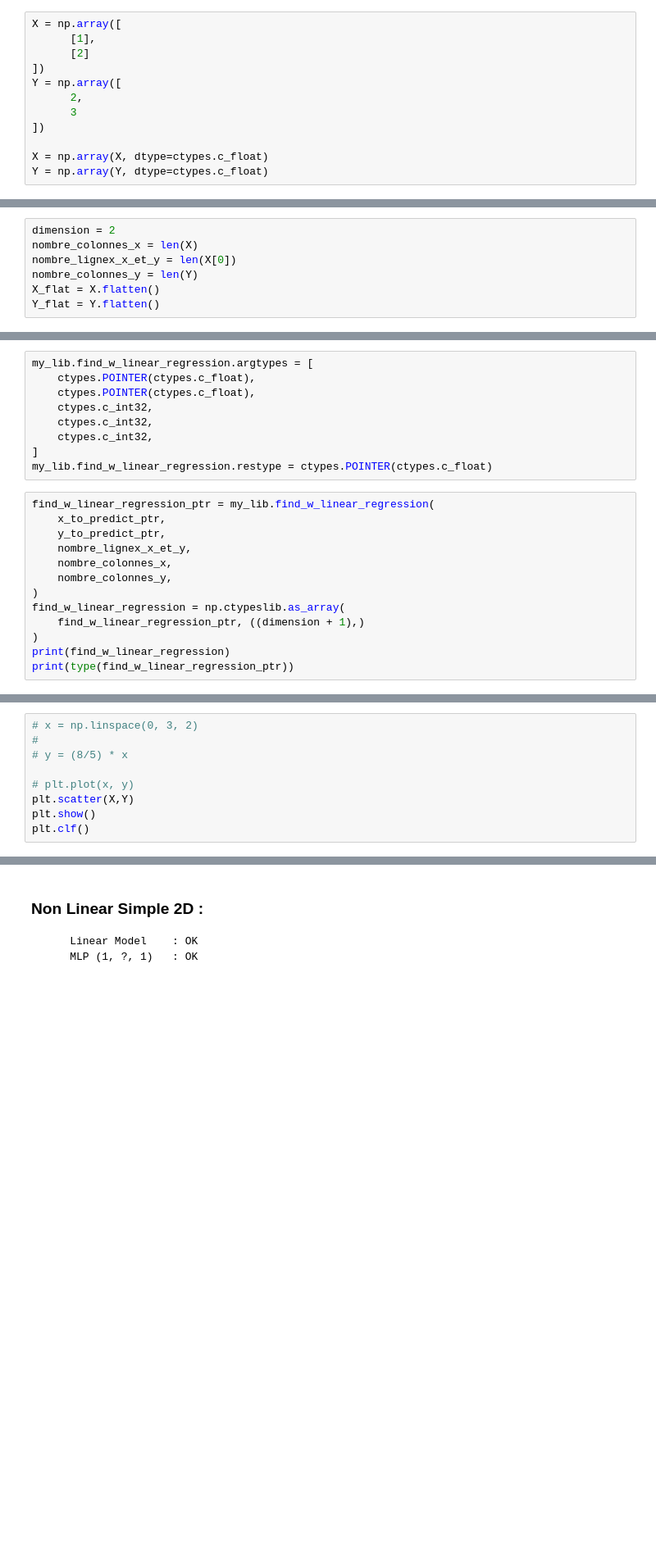
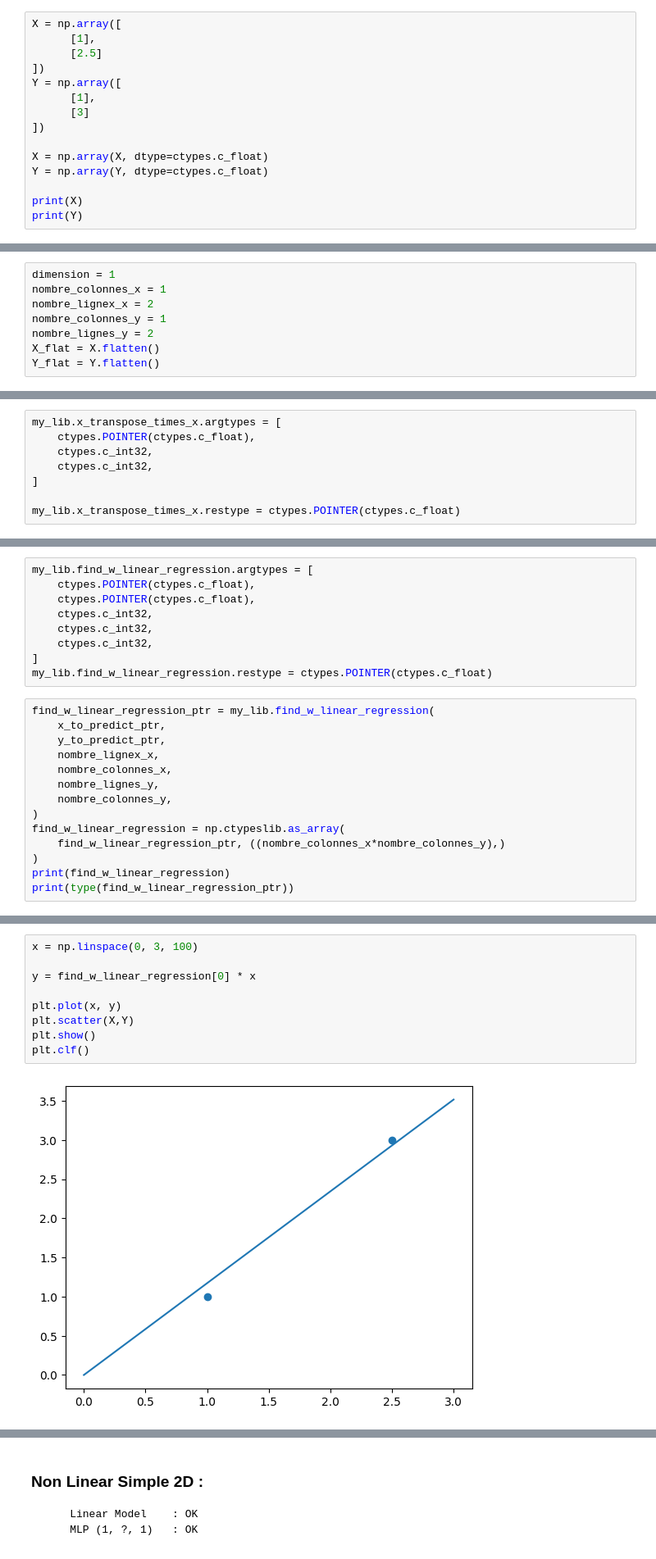
Before and after one commit to Elbub/3IABD2---Projet-annuel, a Jupyter notebook: tests_interops/notebook_test_interops_linear_classification.ipynb, the cells around one changed output, grey strips where cells are left out. Shown at 82% size. Saved outputs shown, nothing was run; the diff lists cells and outputs as text; blank space fills up the shorter version.

Commit message:
feature(linear-regression): first cases OK

```diff
--- a/tests_interops/notebook_test_interops_linear_classification.ipynb
+++ b/tests_interops/notebook_test_interops_linear_classification.ipynb
@@ -1015,12 +1015,15 @@ my_lib = ctypes.CDLL(r"..\rust_lib\target\debug\rust_lib.dll")
 # %%
 X = np.array([
       [1],
-      [2]
+      [2.5]
 ])
 Y = np.array([
-      2,
-      3
+      [1],
+      [3]
 ])
 
 X = np.array(X, dtype=ctypes.c_float)
 Y = np.array(Y, dtype=ctypes.c_float)
+
+print(X)
+print(Y)
@@ -1027,8 +1035,9 @@ Y = np.array(Y, dtype=ctypes.c_float)
 # %%
-dimension = 2
-nombre_colonnes_x = len(X)
-nombre_lignex_x_et_y = len(X[0])
-nombre_colonnes_y = len(Y)
+dimension = 1
+nombre_colonnes_x = 1
+nombre_lignex_x = 2
+nombre_colonnes_y = 1
+nombre_lignes_y = 2
 X_flat = X.flatten()
 Y_flat = Y.flatten()
 # %%
@@ -1038,3 +1047,11 @@ x_to_predict_ptr = ctypes.cast(x_to_predict, LP_c_float)
 LP_c_float = ctypes.POINTER(ctypes.c_float)
 y_to_predict = (ctypes.c_float * len(Y_flat))(*Y_flat)
 y_to_predict_ptr = ctypes.cast(y_to_predict, LP_c_float)
+# %%
+my_lib.x_transpose_times_x.argtypes = [
+    ctypes.POINTER(ctypes.c_float),
+    ctypes.c_int32,
+    ctypes.c_int32,
+]
+
+my_lib.x_transpose_times_x.restype = ctypes.POINTER(ctypes.c_float)
@@ -1051,12 +1082,13 @@ my_lib.find_w_linear_regression.restype = ctypes.POINTER(ctypes.c_float)
 find_w_linear_regression_ptr = my_lib.find_w_linear_regression(
     x_to_predict_ptr,
     y_to_predict_ptr,
-    nombre_lignex_x_et_y,
+    nombre_lignex_x,
     nombre_colonnes_x,
+    nombre_lignes_y,
     nombre_colonnes_y,
 )
 find_w_linear_regression = np.ctypeslib.as_array(
-    find_w_linear_regression_ptr, ((dimension + 1),)
+    find_w_linear_regression_ptr, ((nombre_colonnes_x*nombre_colonnes_y),)
 )
 print(find_w_linear_regression)
 print(type(find_w_linear_regression_ptr))
@@ -1065,10 +1097,12 @@ print(type(find_w_linear_regression_ptr))
 <class 'ctypes.wintypes.LP_c_float'>
 # %%
-# x = np.linspace(0, 3, 2)
-#
-# y = (8/5) * x
+x = np.linspace(0, 3, 100)
 
-# plt.plot(x, y)
+y = find_w_linear_regression[0] * x
+
+plt.plot(x, y)
 plt.scatter(X,Y)
 plt.show()
 plt.clf()
+# %% [output]
+[figure, added]
```
Also changed, not shown: parts of 11 cells of this notebook, 1 other file.
